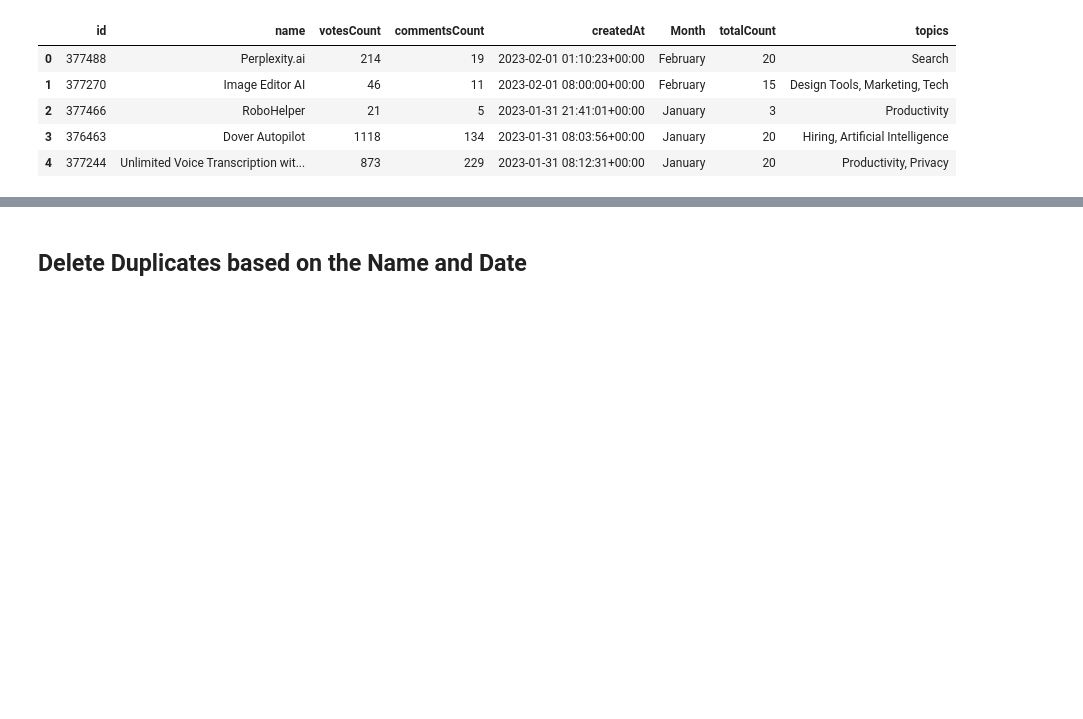
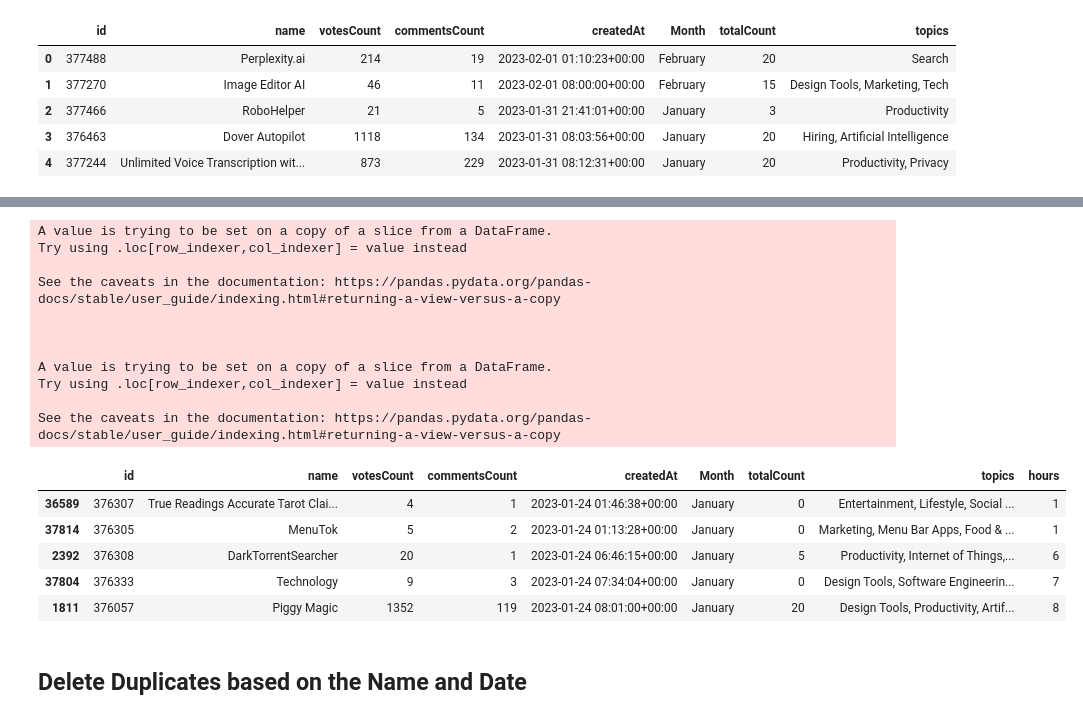
Before and after one commit to AliMehdii/ProductHunt_EDA_and_Unspervised_Sentiment_Analysis, a Jupyter notebook: Stats_Code/Data_Wrangling/EDA.ipynb, the cells around one changed output, grey strips where cells are left out. Saved outputs shown, nothing was run; the diff lists cells and outputs as text; code cells hidden in the pictures; blank space fills up the shorter version.

```diff
--- a/Stats_Code/Data_Wrangling/EDA.ipynb
+++ b/Stats_Code/Data_Wrangling/EDA.ipynb
@@ -80,6 +80,8 @@ df.describe()
 # %%
 df = df.drop('reviewsRating', axis=1)
 df = df.drop('reviewsCount', axis=1)
+# %%
+df.drop_duplicates(subset=['name', 'createdAt'], keep='first', inplace=True)
 # %% [markdown]
 ## Change the date column type to DataTime
 # %%
@@ -131,0 +117,9 @@ The most popular day of January is Day 31 with 3474 products launched.
+# %%
+# Convert the 'createdAt' column to pandas datetime
+df['createdAt'] = pd.to_datetime(df['createdAt'])
+
+# Filter the DataFrame with a specific date (e.g., January 31, 2023)
+specific_date = '2023-01-24'
+filtered_df = df[df['createdAt'].dt.date == pd.to_datetime(specific_date).date()]
+
+filtered_df.head()
@@ -131,0 +133,29 @@ The most popular day of January is Day 31 with 3474 products launched.
+# %%
+# Convert the 'createdAt' column to pandas datetime
+filtered_df['createdAt'] = pd.to_datetime(filtered_df['createdAt'])
+
+# Create a new column 'hours' containing only the hours from the 'createdAt' column
+filtered_df['hours'] = filtered_df['createdAt'].dt.hour
+
+# Sort the DataFrame by the 'hours' column in ascending order
+New_filtered_df = filtered_df.sort_values(by='hours', ascending=True)
+
+New_filtered_df.head()
+# %% [output]
+A value is trying to be set on a copy of a slice from a DataFrame.
+Try using .loc[row_indexer,col_indexer] = value instead
+
+See the caveats in the documentation: https://pandas.pydata.org/pandas-docs/stable/user_guide/indexing.html#returning-a-view-versus-a-copy
+
+
+
+A value is trying to be set on a copy of a slice from a DataFrame.
+Try using .loc[row_indexer,col_indexer] = value instead
+
+See the caveats in the documentation: https://pandas.pydata.org/pandas-docs/stable/user_guide/indexing.html#returning-a-view-versus-a-copy
+|  | id | name | votesCount | commentsCount | createdAt | Month | totalCount | topics | hours |
+| 36589 | 376307 | True Readings Accurate Tarot Clai... | 4 | 1 | 2023-01-24 01:46:38+00:00 | January | 0 | Entertainment, Lifestyle, Social ... | 1 |
+| 37814 | 376305 | MenuTok | 5 | 2 | 2023-01-24 01:13:28+00:00 | January | 0 | Marketing, Menu Bar Apps, Food & ... | 1 |
+| 2392 | 376308 | DarkTorrentSearcher | 20 | 1 | 2023-01-24 06:46:15+00:00 | January | 5 | Productivity, Internet of Things,... | 6 |
+| 37804 | 376333 | Technology | 9 | 3 | 2023-01-24 07:34:04+00:00 | January | 0 | Design Tools, Software Engineerin... | 7 |
+| 1811 | 376057 | Piggy Magic | 1352 | 119 | 2023-01-24 08:01:00+00:00 | January | 20 | Design Tools, Productivity, Artif... | 8 |
```
Also changed, not shown: parts of 7 cells of this notebook.
